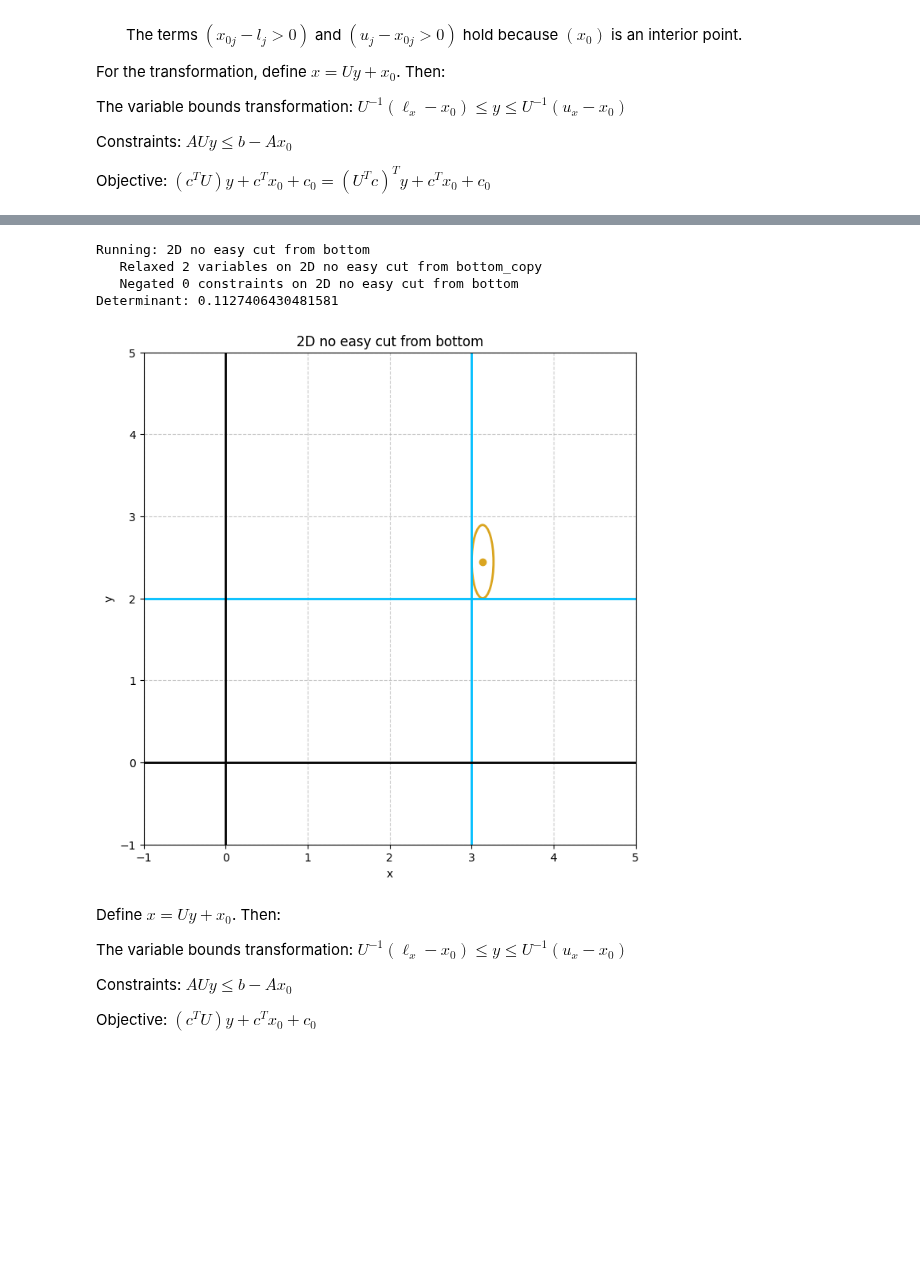
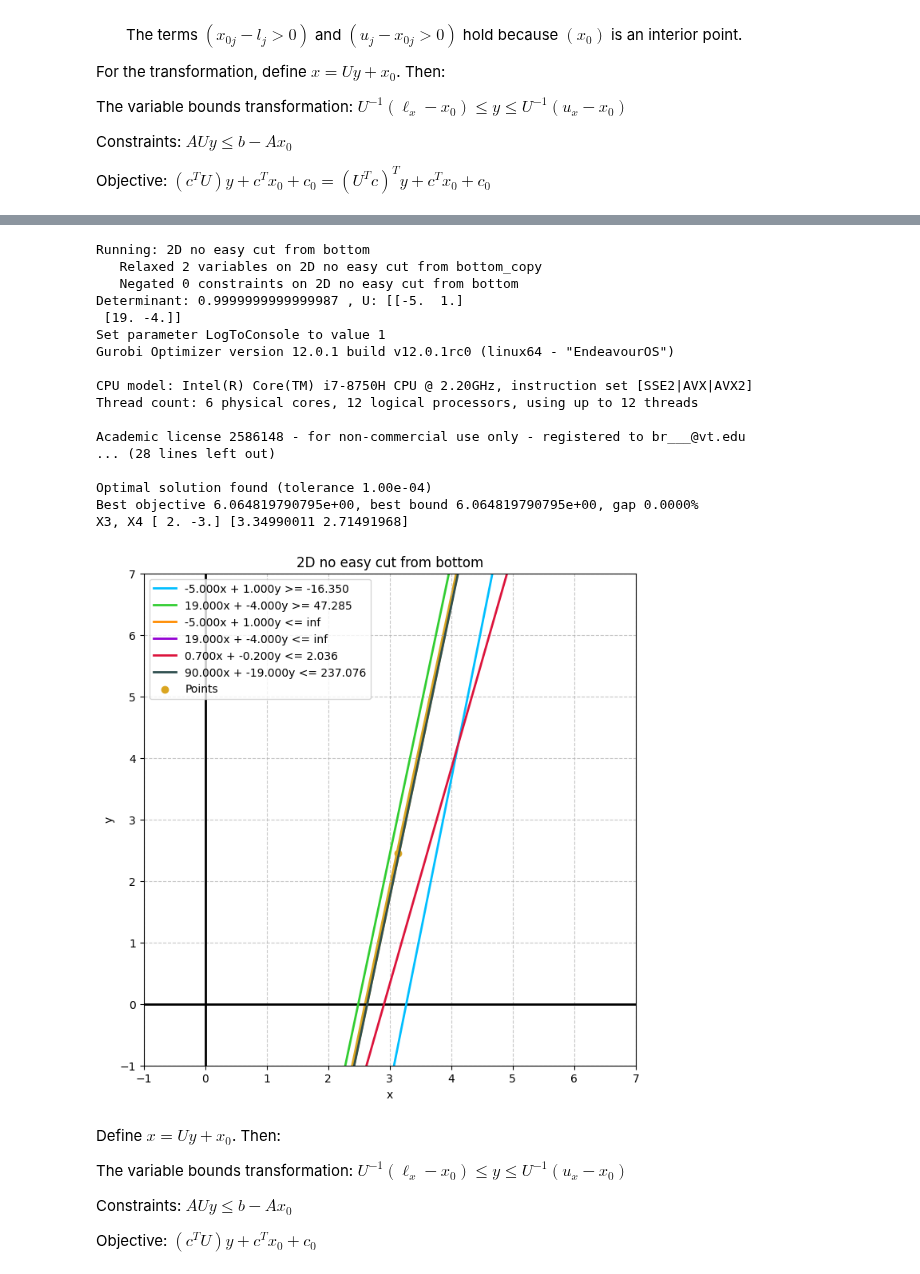
Before and after one commit to BrannonKing/intersection_cuts, a Jupyter notebook: dikin_for_basis_improvement.ipynb, the cells around one changed output, grey strips where cells are left out. Saved outputs shown, nothing was run; the diff lists cells and outputs as text; code cells hidden in the pictures; blank space fills up the shorter version.

```diff
--- a/dikin_for_basis_improvement.ipynb
+++ b/dikin_for_basis_improvement.ipynb
@@ -162,7 +162,8 @@ for instance in list(instances.values())[0:3]:
     # x2, its = du.reverse_interior_point_gpt2(A, b, c, l, u, x, y, target_distance=np.sqrt(int_vars.size) * 0.4,
     #                                          infinity=10, is_maximizing=model.ModelSense == gp.GRB.MAXIMIZE)
     print("   Retreat to:", x2)
-    fig = pu.plot_constraints_lte(model.ModelName, A, b, lb, ub, points=[x2[:2]])
+    senses = np.array(model.getAttr("Sense"))
+    fig = pu.plot_constraints_lte(model.ModelName, A, b, lb, ub, senses, points=[x2[:2]])
     du.plot_ellipse(A, b, lb, ub, x2, fig=fig)
 
     # gu.standardize_gt_to_lt(copy)
@@ -467,7 +517,7 @@ for instance in list(instances.values())[1:2]:
         keepers = np.argsort(np.abs(np.dot(tableau.T, direction).flatten()))[::-1]
         tableau = tableau[:, keepers[:tableau.shape[0]]]
 
-    scaled = exp_scale_2(tableau, direction, eps=1)  # could negate dir or tableau
+    scaled = exp_scale_2(tableau, direction, eps=2)  # could negate dir or tableau
     # scaled = to_det_1(scaled)
     # orig = scaled.copy()
     # B2, U = du.lll_reduction_deepseek(scaled)
@@ -486,7 +536,8 @@ for instance in list(instances.values())[1:2]:
     # x4 = U_inv @ (x3 - (x2 - U @ x2))
     # print("X3, X4", x3, x4)
 
-    fig = pu.plot_constraints_lte(model.ModelName, A, b, l, u, points=[x2[:2]])
+    senses = np.array(model2.getAttr("Sense"))
+    fig = pu.plot_constraints_lte(model.ModelName, A, b, l, u, senses, points=[x2[:2]])
     du.plot_ellipse(A, b, l, u, x2, fig=fig)
 # %% [output]
 Running: 2D no easy cut from bottom
@@ -522,45 +573,72 @@ for instance in list(instances.values())[1:2]:
 
     gu.standardize_gt_to_lt(model)
     A, b, c, l, u = get_A_b_c_l_u(model)
 
     H = du.compute_H(A, b, l, u, x2)  # h.shape == (n, n)
     H = H.toarray()  # for small projects
     import scipy.linalg as spl
     # H = np.linalg.inv(H)
     H2 = spl.sqrtm(H)  # TODO: add a more efficient eigenvalue decomposition for the sqrt
     # for i in range(H2.shape[0]):
     #     H2[i] /= H2[i, i]
     # H2 = np.round(H2 * 1000)  # CLLL handles floats
     # U = du.CLLL(H2)  # modifies H2
-    U = H2
+    SU, SD, SV = du.smith_normal_form_ds(np.linalg.inv(H2) * 50)
+    for i in range(SD.shape[0]):
+        for j in range(i, SD.shape[1]):
+            if i == j:
+                SD[i, j] = np.sign(SD[i, j])
+                continue
+            if SD[i, j] < SD[j, i]:
+                SD[i, j] = 0
+            else:
+                SD[j, i] = 0
+    U = np.linalg.inv(SU) @ SD @ np.linalg.inv(SV)
     # U = np.linalg.inv(H2)
     # U[0, 1] = 0.0
 
     # experiment:
     # U = np.eye(U.shape[0]) * 0.7
     # U[0, 0] = -1
-    print("Determinant:", np.linalg.det(U))
+    print("Determinant:", np.linalg.det(U), ", U:", U)
 
     # not sure if using x2 directly works!
     model2 = apply_transform(model, U, x2)
     A, b, c, l, u = get_A_b_c_l_u(model2)
 
-    # model2.params.LogToConsole = 0
-    # model2.optimize()
-    # x3 = np.array([v.X for v in model2.getVars()])
-    # # return it to original space:
-    # U_inv = np.linalg.inv(U)
-    # x4 = U_inv @ x3 + x2
-    # print("X3, X4", x3, x4)
+    model2.params.LogToConsole = 1
+    model2.optimize()
+    if model2.Status == gp.GRB.OPTIMAL:
+        x3 = np.array([v.X for v in model2.getVars()])
+        # return it to original space:
+        U_inv = np.linalg.inv(U)
+        x4 = U @ (x3 - (x2 - U_inv @ x2))
+        print("X3, X4", x3, x4)  # expect x4 to be integer if transform is actually unimodular
+    else:
+        print("Model2 not optimal:", model2.Status)
 
-    fig = pu.plot_constraints_lte(model.ModelName, A, b, l, u, points=[x2[:2]])
+    senses = np.array(model2.getAttr("Sense"))
+    fig = pu.plot_constraints_lte(model.ModelName, A, b, l, u, senses, points=[x2[:2]])
     du.plot_ellipse(A, b, l, u, x2, fig=fig)
 # %% [output]
 Running: 2D no easy cut from bottom
    Relaxed 2 variables on 2D no easy cut from bottom_copy
    Negated 0 constraints on 2D no easy cut from bottom
-Determinant: 0.1127406430481581
+Determinant: 0.9999999999999987 , U: [[-5.  1.]
+ [19. -4.]]
+Set parameter LogToConsole to value 1
+Gurobi Optimizer version 12.0.1 build v12.0.1rc0 (linux64 - "EndeavourOS")
+
+CPU model: Intel(R) Core(TM) i7-8750H CPU @ 2.20GHz, instruction set [SSE2|AVX|AVX2]
+Thread count: 6 physical cores, 12 logical processors, using up to 12 threads
+
+Academic license 2586148 - for non-commercial use only - registered to br___@vt.edu
+... (28 lines left out)
+
+Optimal solution found (tolerance 1.00e-04)
+Best objective 6.064819790795e+00, best bound 6.064819790795e+00, gap 0.0000%
+X3, X4 [ 2. -3.] [3.34990011 2.71491968]
-[figure, old version]
+[figure, new version]
 # %% [markdown]
 Define $x=Uy + x_0$. Then:
 
```
Also changed, not shown: parts of 4 cells of this notebook, 2 other files.
